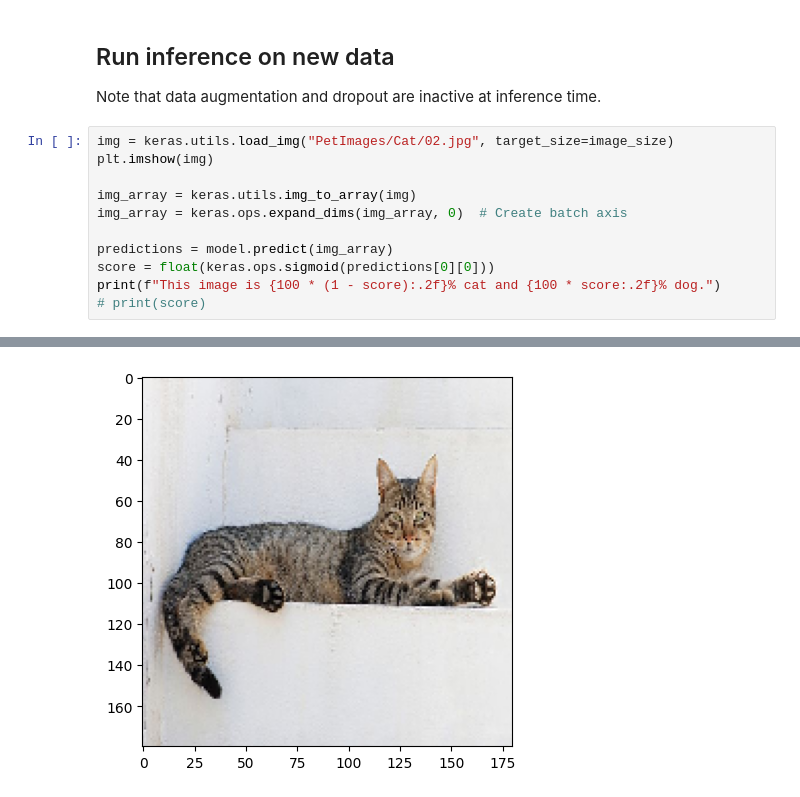
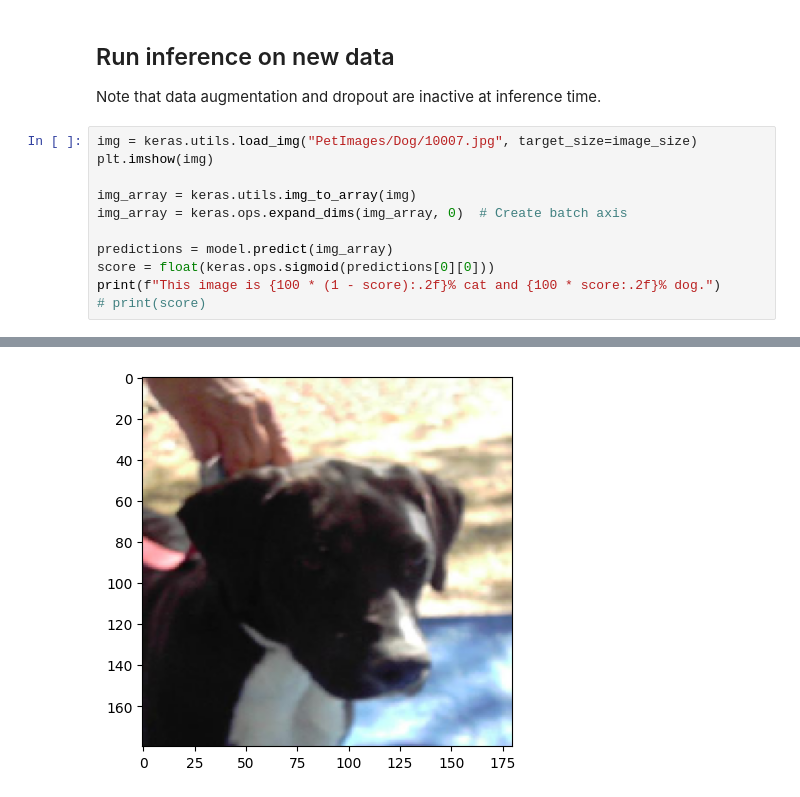
Before and after one commit to Bigulac/Keras-example-Cat-v-Dog, a Jupyter notebook: examples/vision/ipynb/image_classification_from_scratch.ipynb, the cells around one changed output, grey strips where cells are left out. Drawn from its saved outputs; the diff is of its cells as text.

```diff
--- a/examples/vision/ipynb/image_classification_from_scratch.ipynb
+++ b/examples/vision/ipynb/image_classification_from_scratch.ipynb
@@ -325,7 +325,7 @@ plt.show()
 
 Note that data augmentation and dropout are inactive at inference time.
 # %%
-img = keras.utils.load_img("PetImages/Cat/02.jpg", target_size=image_size)
+img = keras.utils.load_img("PetImages/Dog/10007.jpg", target_size=image_size)
 plt.imshow(img)
 
 img_array = keras.utils.img_to_array(img)
@@ -341 +341 @@ This image is 99.65% cat and 0.35% dog.
-[figure, old version]
+[figure, new version]
```
Also changed, not shown: parts of 1 cell of this notebook.
